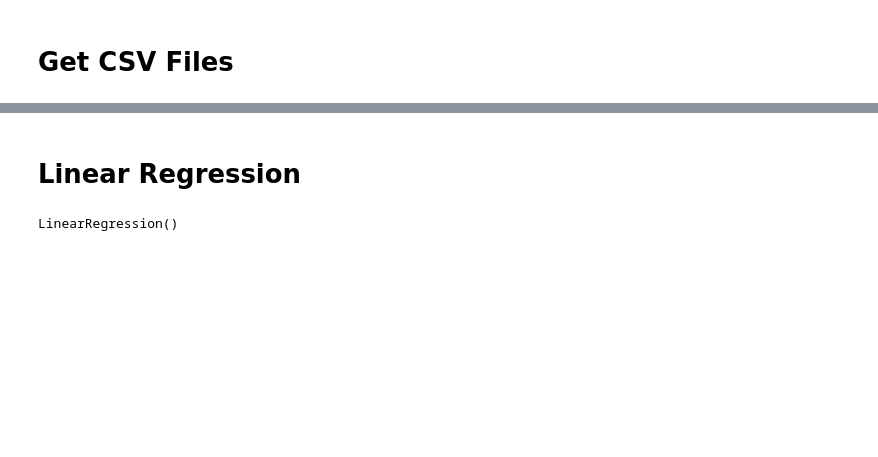
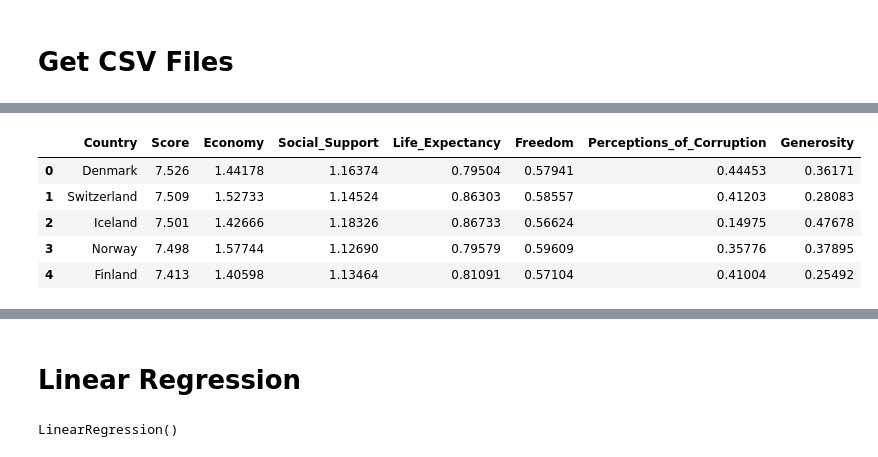
Before and after one commit to vyu821/world-happiness-analysis, a Jupyter notebook: happiness_machine_learning_model.ipynb, the cells around one changed output, grey strips where cells are left out. Drawn from its saved outputs; the diff is of its cells as text; code cells hidden in the pictures; blank space fills up the shorter version.

```diff
--- a/happiness_machine_learning_model.ipynb
+++ b/happiness_machine_learning_model.ipynb
@@ -403,0 +114,11 @@ score_country_all_five_years.head()
+# %%
+df_2016 = df_2016.drop(columns = ['Region', 'Happiness Rank', 'Lower Confidence Interval', 'Upper Confidence Interval', 'Dystopia Residual'])
+df_2016.columns = ['Country', 'Score', 'Economy', 'Social_Support', 'Life_Expectancy', 'Freedom', 'Perceptions_of_Corruption', 'Generosity']
+df_2016.head()
+# %% [output]
+|  | Country | Score | Economy | Social_Support | Life_Expectancy | Freedom | Perceptions_of_Corruption | Generosity |
+| 0 | Denmark | 7.526 | 1.44178 | 1.16374 | 0.79504 | 0.57941 | 0.44453 | 0.36171 |
+| 1 | Switzerland | 7.509 | 1.52733 | 1.14524 | 0.86303 | 0.58557 | 0.41203 | 0.28083 |
+| 2 | Iceland | 7.501 | 1.42666 | 1.18326 | 0.86733 | 0.56624 | 0.14975 | 0.47678 |
+| 3 | Norway | 7.498 | 1.57744 | 1.12690 | 0.79579 | 0.59609 | 0.35776 | 0.37895 |
+| 4 | Finland | 7.413 | 1.40598 | 1.13464 | 0.81091 | 0.57104 | 0.41004 | 0.25492 |
```
Also changed, not shown: parts of 50 cells of this notebook.
